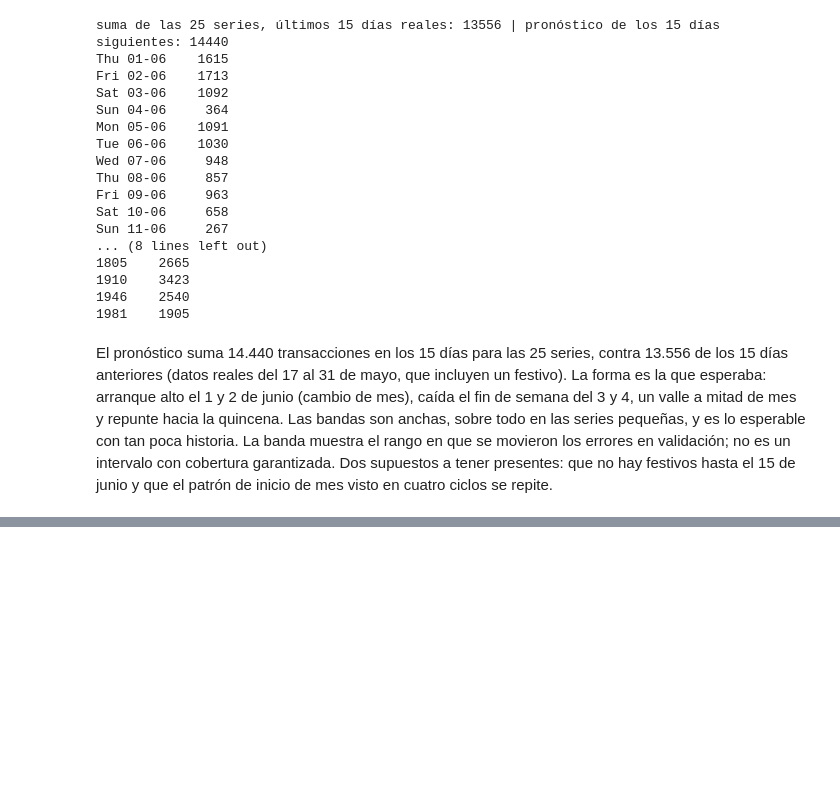
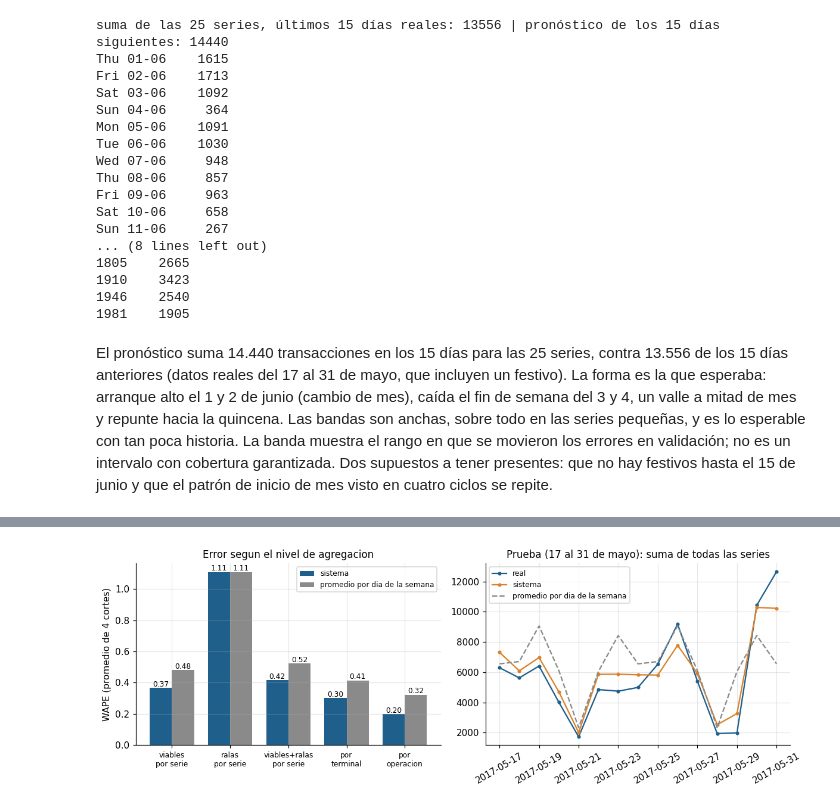
Before and after one commit to JuanC101195/Avista_Prueba_Tecnica, a Jupyter notebook: notebook/analisis_prediccion.ipynb, the cells around one changed output, grey strips where cells are left out. Drawn from its saved outputs; the diff is of its cells as text; code cells hidden in the pictures; blank space fills up the shorter version.

```diff
--- a/notebook/analisis_prediccion.ipynb
+++ b/notebook/analisis_prediccion.ipynb
@@ -774,0 +1024,17 @@ json.dump(resumen_json, open(OUT / 'resumen.json', 'w'), ensure_ascii=False, ind
+# %%
+def metricas_seg(d, col):
+    # WAPE, MAE y sesgo por corte, promediados entre cortes (igual que en el 5x5)
+    r = []
+    for _, g in d.groupby('corte'):
+        e = g[col] - g.real
+        s_real = g.real.sum()
+        r.append([np.abs(e).sum() / s_real if s_real > 0 else np.nan, np.abs(e).mean(), e.sum() / s_real if s_real > 0 else np.nan])
+    return pd.Series(np.nanmean(r, axis=0), index=['WAPE', 'MAE', 'sesgo'])
+
+# metodo para las ralas: promedio por dia de la semana o media movil de 28 dias
+ral = val[val.segmento == 'rala']
+cmp_ral = pd.DataFrame({m: metricas_seg(ral, m) for m in ['base', 'mm28']}).T.round(3)
+cmp_ral.index = ['promedio por dia de la semana', 'media movil 28 dias']
+print(cmp_ral.to_string())
+METODO_RALA = 'base' if cmp_ral.WAPE.iloc[0] <= cmp_ral.WAPE.iloc[1] else 'mm28'
+print('metodo para ralas:', METODO_RALA)
@@ -774,0 +1117,22 @@ json.dump(resumen_json, open(OUT / 'resumen.json', 'w'), ensure_ascii=False, ind
+# %%
+fig, axs = plt.subplots(1, 2, figsize=(11, 3.9))
+cats = [('viable', 'serie'), ('rala', 'serie'), ('viable+rala', 'serie'), ('viable+rala', 'terminal'), ('viable+rala', 'operacion')]
+nom = ['viables\npor serie', 'ralas\npor serie', 'viables+ralas\npor serie', 'por\nterminal', 'por\noperacion']
+v = [met[(met.segmento == s_) & (met.nivel == n_)].iloc[0] for s_, n_ in cats]
+x = np.arange(len(v)); w = .38
+axs[0].bar(x - w / 2, [a.WAPE_modelo for a in v], w, color=AZUL, label='sistema')
+axs[0].bar(x + w / 2, [a.WAPE_base for a in v], w, color=GRIS, label='promedio por dia de la semana')
+for i_, a in enumerate(v):
+    axs[0].text(i_ - w / 2, a.WAPE_modelo + .01, f'{a.WAPE_modelo:.2f}', ha='center', fontsize=8)
+    axs[0].text(i_ + w / 2, a.WAPE_base + .01, f'{a.WAPE_base:.2f}', ha='center', fontsize=8)
+axs[0].set_xticks(x); axs[0].set_xticklabels(nom, fontsize=8); axs[0].set_ylabel('WAPE (promedio de 4 cortes)')
+axs[0].set_title('Error segun el nivel de agregacion'); axs[0].legend(fontsize=8)
+
+ult = val[val.corte == ULTIMO].groupby('fecha')[['real', 'pred', 'base']].sum()
+axs[1].plot(ult.index, ult.real, color=AZUL, marker='o', ms=3, label='real')
+axs[1].plot(ult.index, ult.pred, color=NARANJA, marker='o', ms=3, label='sistema')
+axs[1].plot(ult.index, ult.base, color=GRIS, ls='--', label='promedio por dia de la semana')
+axs[1].set_title('Prueba (17 al 31 de mayo): suma de todas las series'); axs[1].legend(fontsize=8); axs[1].tick_params(axis='x', rotation=30)
+fig.tight_layout(); fig.savefig(OUT / 'ext_fig02_error_niveles.png'); plt.show()
+# %% [output]
+[figure, added]
```
Also changed, not shown: parts of 43 cells of this notebook, 2 other files.
